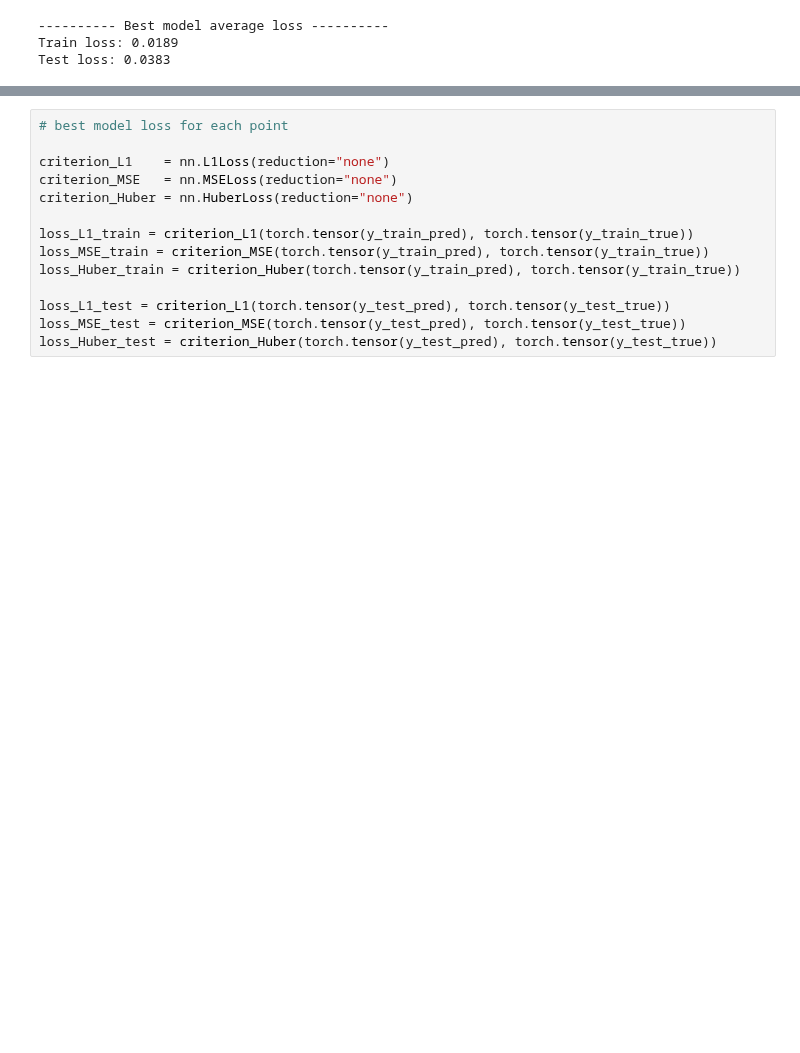
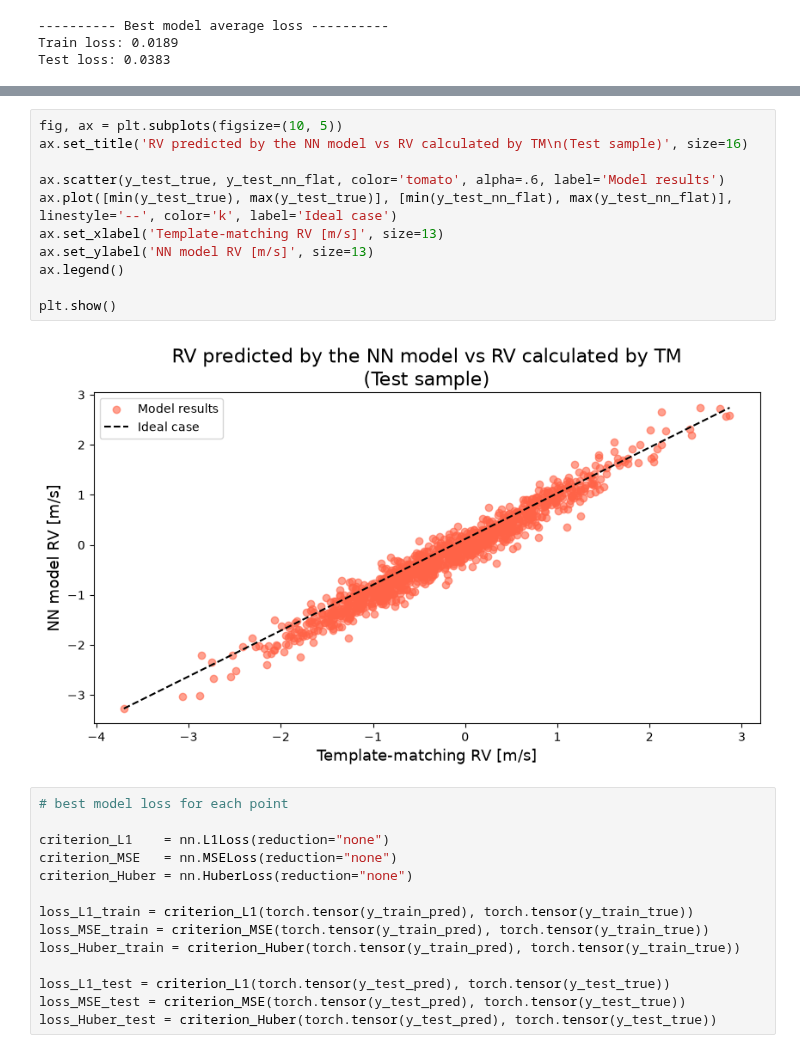
Before and after one commit to Etienne99/LAM_Internship, a Jupyter notebook: scripts_2/neuraln_5.ipynb, the cells around one changed output, grey strips where cells are left out. Drawn from its saved outputs; the diff is of its cells as text; blank space fills up the shorter version.

```diff
--- a/scripts_2/neuraln_5.ipynb
+++ b/scripts_2/neuraln_5.ipynb
@@ -254,3 +329,16 @@ Test loss: 0.0383
+# %%
+fig, ax = plt.subplots(figsize=(10, 5))
+ax.set_title('RV predicted by the NN model vs RV calculated by TM\n(Test sample)', size=16)
+
+ax.scatter(y_test_true, y_test_nn_flat, color='tomato', alpha=.6, label='Model results')
+ax.plot([min(y_test_true), max(y_test_true)], [min(y_test_nn_flat), max(y_test_nn_flat)], linestyle='--', color='k', label='Ideal case')
+ax.set_xlabel('Template-matching RV [m/s]', size=13)
+ax.set_ylabel('NN model RV [m/s]', size=13)
+ax.legend()
+
+plt.show()
+# %% [output]
+[figure, added]
 # %%
 # best model loss for each point
 
```
Also changed, not shown: parts of 12 cells of this notebook.
